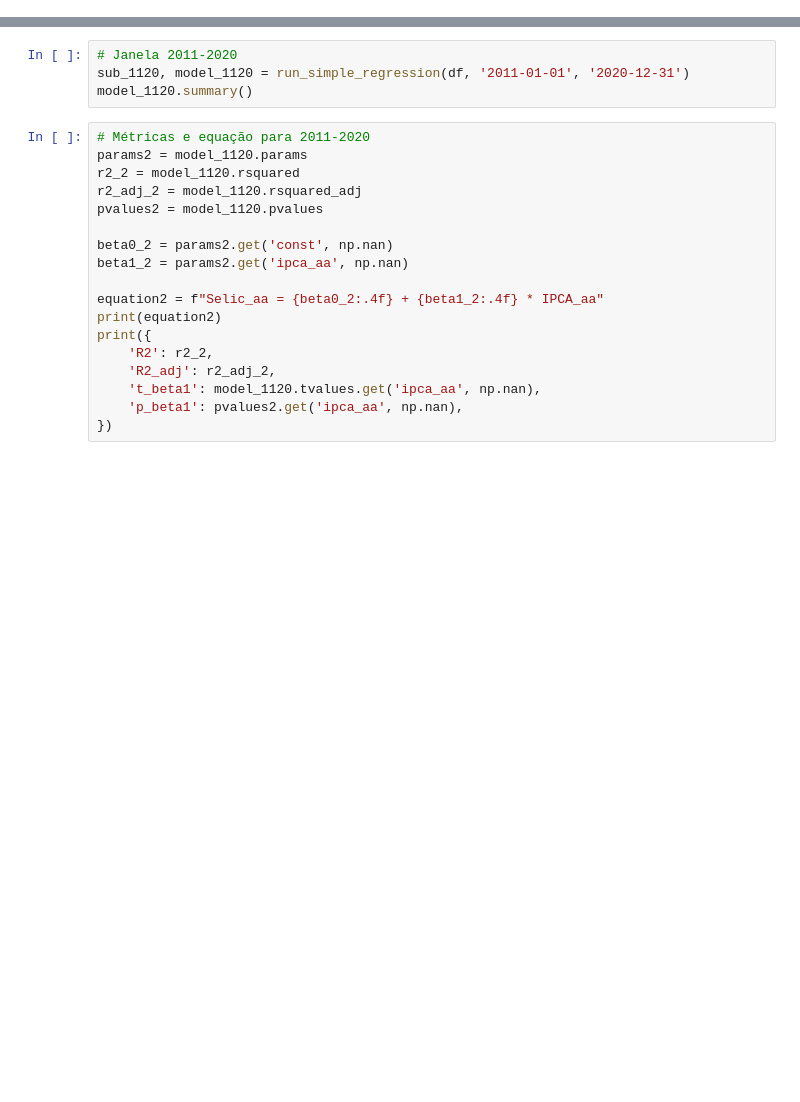
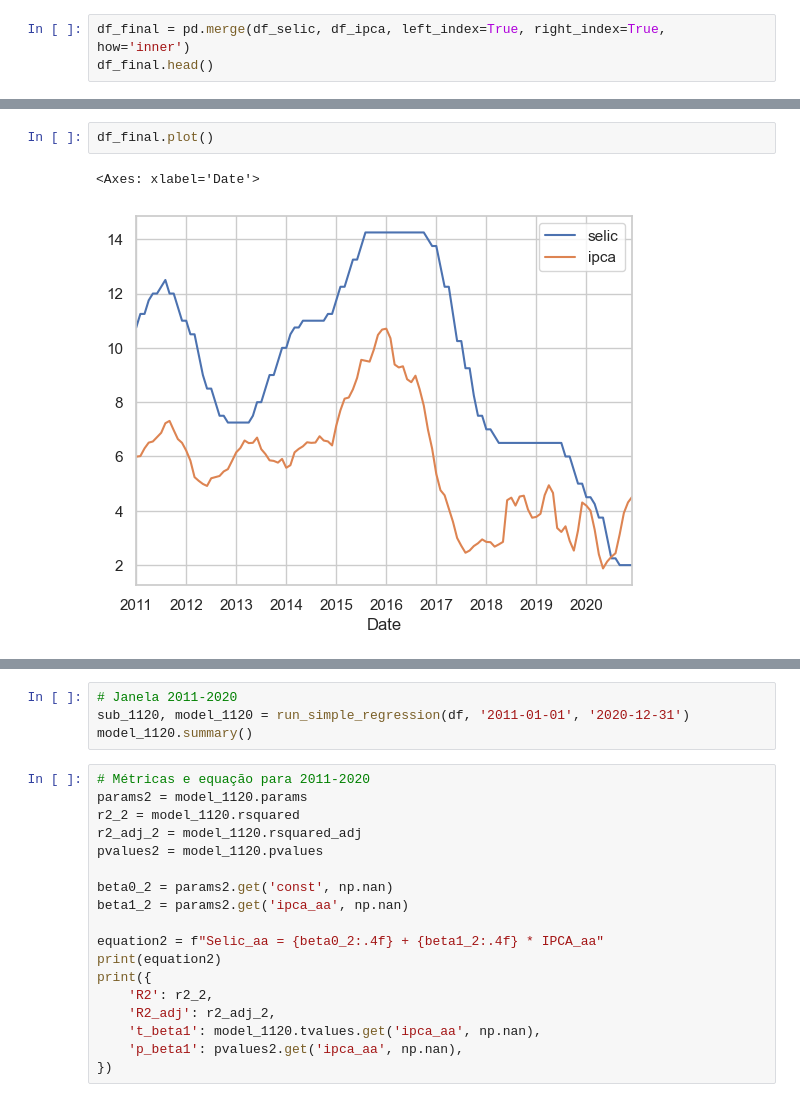
Before and after one commit to MarcosSouza257/projeto-mini-comite-politica-monetaria-etapa3, a Jupyter notebook: notebooks/etapa3_parte2.ipynb, the cells around one changed output, grey strips where cells are left out. Drawn from its saved outputs; the diff is of its cells as text; blank space fills up the shorter version.

```diff
--- a/notebooks/etapa3_parte2.ipynb
+++ b/notebooks/etapa3_parte2.ipynb
@@ -149,0 +119,3 @@ plt.show()
+# %%
+df_final = pd.merge(df_selic, df_ipca, left_index=True, right_index=True, how='inner')
+df_final.head()
@@ -149,0 +130,5 @@ plt.show()
+# %%
+df_final.plot()
+# %% [output]
+<Axes: xlabel='Date'>
+[figure, added]
```
Also changed, not shown: parts of 35 cells of this notebook, 4 other files.
